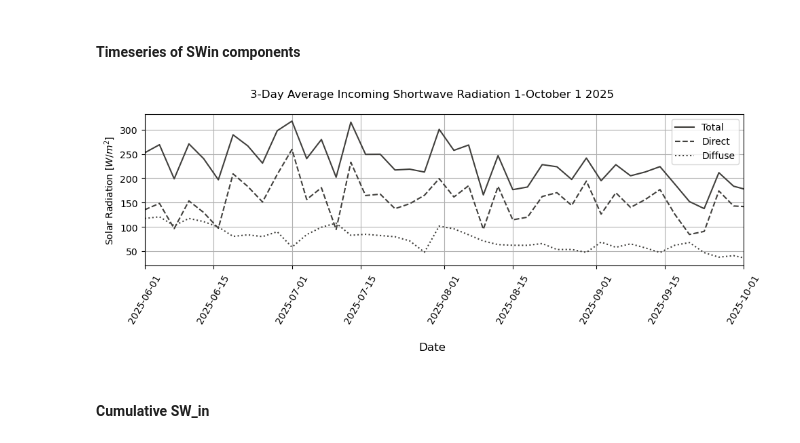
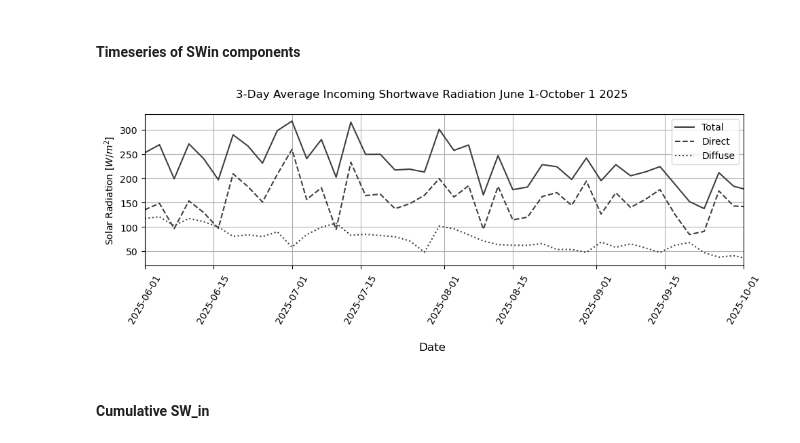
Before and after one commit to ermather/Kogonsa_Solar_obs_analysis, a Jupyter notebook: obs_analysis/Data_expl/AFLux_2025.ipynb, the cells around one changed output. Drawn from its saved outputs; the diff is of its cells as text; code cells hidden in the pictures.

```diff
--- a/obs_analysis/Data_expl/AFLux_2025.ipynb
+++ b/obs_analysis/Data_expl/AFLux_2025.ipynb
@@ -52,7 +52,7 @@ def rnf(filepath, dt_form): # function for reading and formatting dataframes fro
     df = df.map(lambda x: np.nan if x == -9999 else x) #convert -9999 to nan
     return df
 # %%
-base_dir1 = 'C:\\Users\\emily\\Documents\\Grad_School\\Research\\Agrivoltaics\\Data\\'
+base_dir1 = 'C:\\Users\\emily\\Documents\\Grad_School\\Research\\Solar\\Data\\'
 
 # EddyPro Output data
 KSA = rnf(base_dir1 +'EP_Output\\eddypro_KSA_full_output_2025-10-13T202425_adv.csv', dt_form = 'EP_full')
@@ -203,7 +203,7 @@ plt.xticks(rotation = 60);
 #              xytext= (dt.datetime(2025, 8, 21), -535), arrowprops=dict(facecolor='black', arrowstyle='->'))
 plt.legend();
 
-save_base_path = r'C:\Users\emily\Documents\Grad_School\Research\Agrivoltaics\Figures\AFlux_2025\\'
+save_base_path = r'C:\Users\emily\Documents\Grad_School\Research\Solar\Figures\AFlux_2025\\'
 plt.tight_layout()
 
 plt.savefig(save_base_path + varname_short + '_cumulative.png', bbox_inches=Bbox([[0,-.2],figsize]))
@@ -442,31 +442,31 @@ plt.savefig(save_base_path + 'SWin_dir_and_diff_mean_diel_cycle.png')
 # %%
 var = 'SWin'
 varname = '$SW_{in}$'
 units = '[$W/m^2$]'
 
 
 #Raw temp
 fig, ax = plt.subplots(1, 1, figsize = (10, 4), sharex = True)
 
 
 ax.plot(KSA_SWin_xday_avg, c = colorlist[2], label = 'Total')
 ax.plot(KSA_SWin_xday_avg*Sdir_frac_xday_avg, c = colorlist[2], linestyle = '--', label = 'Direct')
 ax.plot(KSA_SWin_xday_avg*(1-Sdir_frac_xday_avg), c = colorlist[2], linestyle = ':', label = 'Diffuse')
 ax.set_ylabel('Solar Radiation [$W/m^2$]');
 
 
 
 fig.supxlabel('Date')
 plt.xticks(rotation = 60);
 
-fig.suptitle('3-Day Average Incoming Shortwave Radiation 1-October 1 2025')
+fig.suptitle('3-Day Average Incoming Shortwave Radiation June 1-October 1 2025')
 plt.xlim(sd, ed)
 ax.grid()
 plt.legend()
 plt.tight_layout()
 plt.savefig(save_base_path + 'SWin_dir_and_diff_3day_avg_timeseries.png')
 # %% [output]
-[figure, old version]
+[figure, new version]
 # %% [markdown]
 #### Cumulative SW_in
 # %%
```
Also changed, not shown: parts of 3 cells of this notebook, 2 other files.
